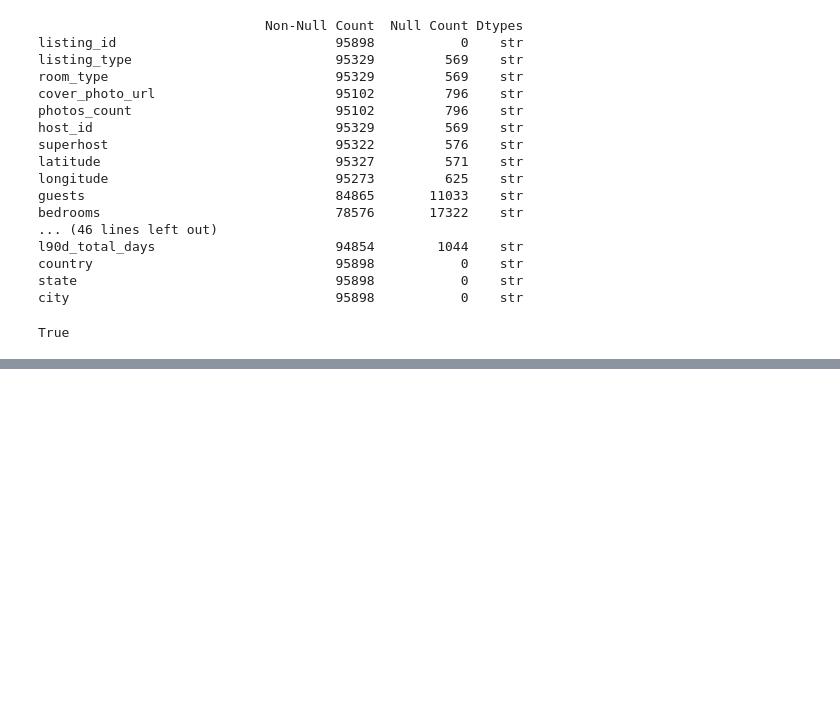
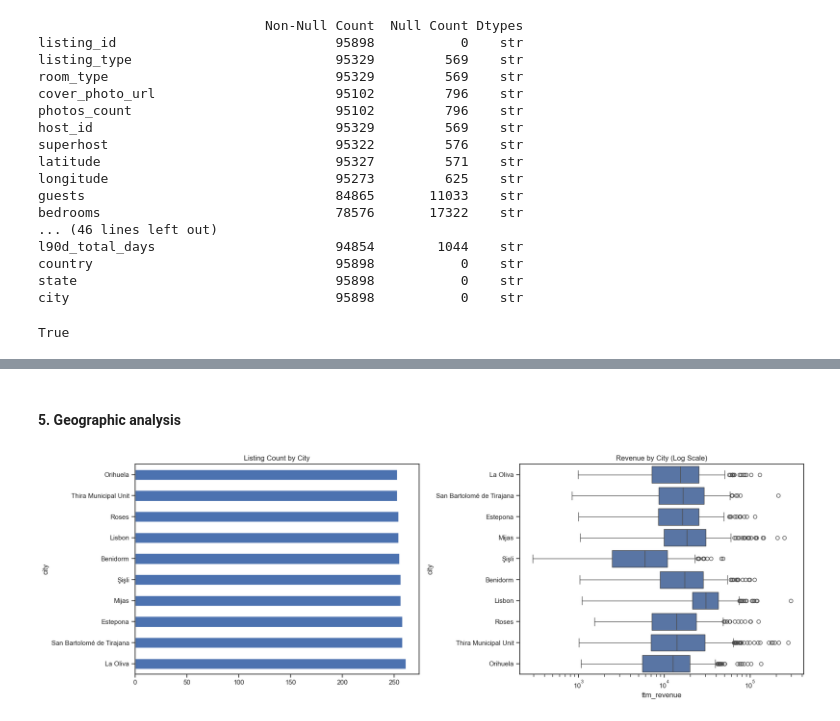
Before and after one commit to HenriquePRebolho/AirbnbDataMining, a Jupyter notebook: eda_etl/eda_etl.ipynb, the cells around one changed output, grey strips where cells are left out. Saved outputs shown, nothing was run; the diff lists cells and outputs as text; code cells hidden in the pictures; blank space fills up the shorter version.

```diff
--- a/eda_etl/eda_etl.ipynb
+++ b/eda_etl/eda_etl.ipynb
@@ -164,0 +418,22 @@ True
+# %% [markdown]
+#### 5. Geographic analysis
+# %%
+fig, axes = plt.subplots(1, 2, figsize=(18, 6))
+
+top_cities = df_clean["city"].value_counts().head(10).index
+
+# Listing count by city
+df_clean["city"].value_counts().head(10).plot(kind="barh", ax=axes[0])
+axes[0].set_title("Listing Count by City")
+
+# Revenue by city
+sns.boxplot(data=df_clean[df_clean["city"].isin(top_cities)],
+            x="ttm_revenue", y="city",
+            order=top_cities, ax=axes[1])
+axes[1].set_xscale("log")
+axes[1].set_title("Revenue by City (Log Scale)")
+
+plt.tight_layout()
+plt.show()
+# %% [output]
+[figure, added]
```
Also changed, not shown: parts of 34 cells of this notebook.
